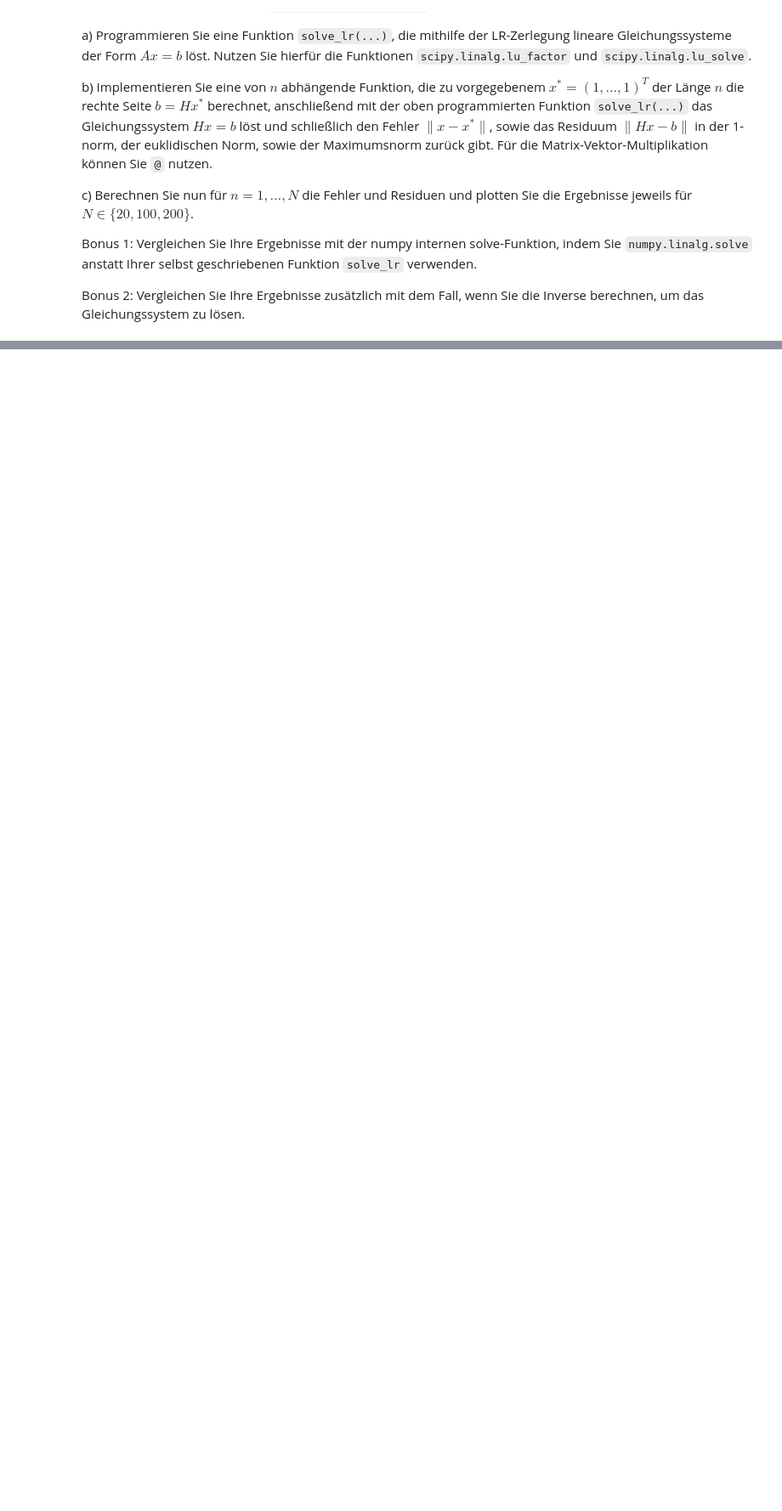
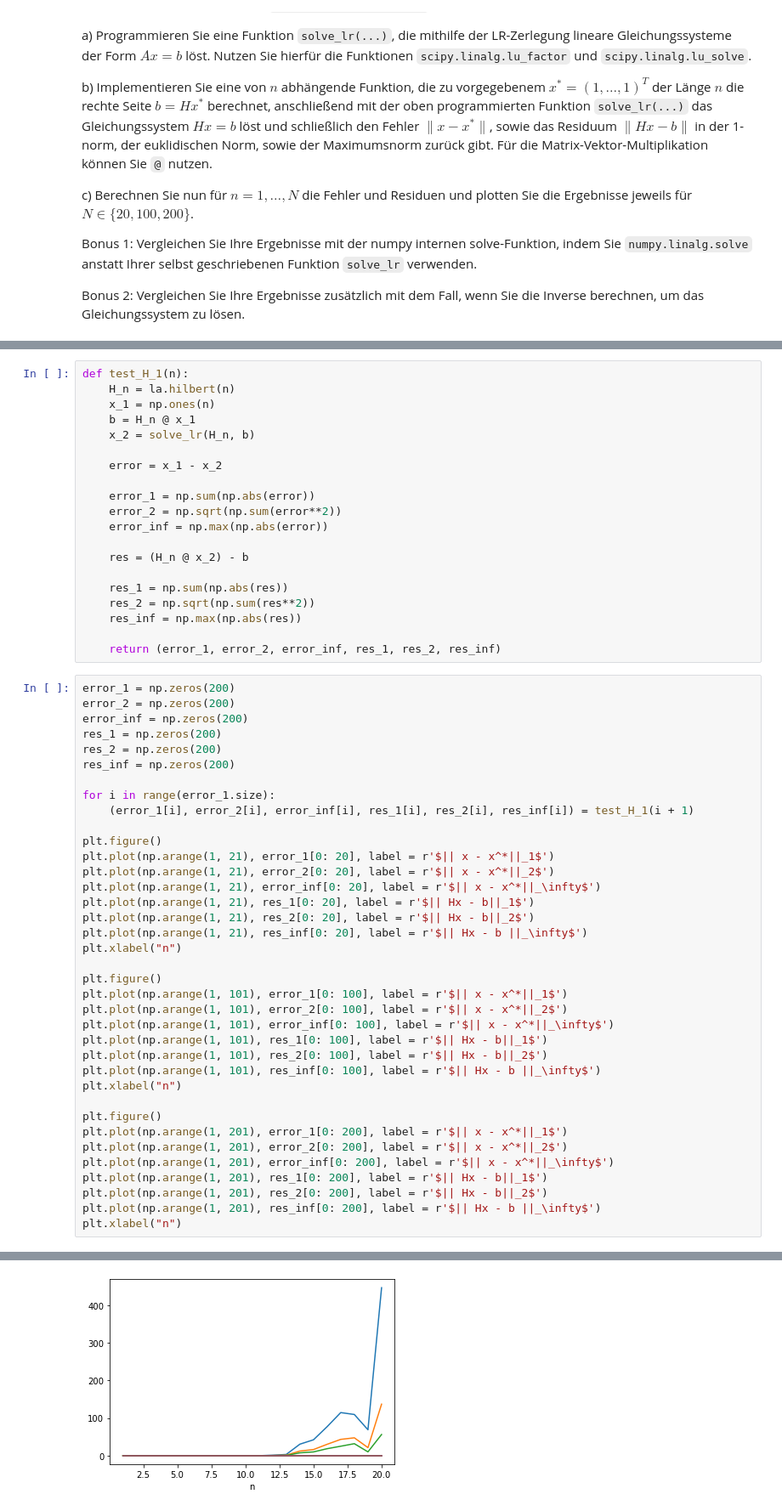
Before and after one commit to d-jakob/num0_pex, a Jupyter notebook: num0_ex11_DanielSchiller_ThomasBlankenburg_DennisJakob.ipynb, the cells around one changed output, grey strips where cells are left out. Shown at 85% size. Drawn from its saved outputs; the diff is of its cells as text; blank space fills up the shorter version.

```diff
--- a/num0_ex11_DanielSchiller_ThomasBlankenburg_DennisJakob.ipynb
+++ b/num0_ex11_DanielSchiller_ThomasBlankenburg_DennisJakob.ipynb
@@ -32,0 +34,58 @@ import matplotlib.pyplot as plt
+# %%
+def test_H_1(n):
+    H_n = la.hilbert(n)
+    x_1 = np.ones(n)
+    b = H_n @ x_1
+    x_2 = solve_lr(H_n, b)
+
+    error = x_1 - x_2
+
+    error_1 = np.sum(np.abs(error))
+    error_2 = np.sqrt(np.sum(error**2))
+    error_inf = np.max(np.abs(error))
+
+    res = (H_n @ x_2) - b
+
+    res_1 = np.sum(np.abs(res))
+    res_2 = np.sqrt(np.sum(res**2))
+    res_inf = np.max(np.abs(res))
+
+    return (error_1, error_2, error_inf, res_1, res_2, res_inf)
+# %%
+error_1 = np.zeros(200)
+error_2 = np.zeros(200)
+error_inf = np.zeros(200)
+res_1 = np.zeros(200)
+res_2 = np.zeros(200)
+res_inf = np.zeros(200)
+
+for i in range(error_1.size):
+    (error_1[i], error_2[i], error_inf[i], res_1[i], res_2[i], res_inf[i]) = test_H_1(i + 1)
+
+plt.figure()
+plt.plot(np.arange(1, 21), error_1[0: 20], label = r'$|| x - x^*||_1$')
+plt.plot(np.arange(1, 21), error_2[0: 20], label = r'$|| x - x^*||_2$')
+plt.plot(np.arange(1, 21), error_inf[0: 20], label = r'$|| x - x^*||_\infty$')
+plt.plot(np.arange(1, 21), res_1[0: 20], label = r'$|| Hx - b||_1$')
+plt.plot(np.arange(1, 21), res_2[0: 20], label = r'$|| Hx - b||_2$')
+plt.plot(np.arange(1, 21), res_inf[0: 20], label = r'$|| Hx - b ||_\infty$')
+plt.xlabel("n")
+
+plt.figure()
+plt.plot(np.arange(1, 101), error_1[0: 100], label = r'$|| x - x^*||_1$')
+plt.plot(np.arange(1, 101), error_2[0: 100], label = r'$|| x - x^*||_2$')
+plt.plot(np.arange(1, 101), error_inf[0: 100], label = r'$|| x - x^*||_\infty$')
+plt.plot(np.arange(1, 101), res_1[0: 100], label = r'$|| Hx - b||_1$')
+plt.plot(np.arange(1, 101), res_2[0: 100], label = r'$|| Hx - b||_2$')
+plt.plot(np.arange(1, 101), res_inf[0: 100], label = r'$|| Hx - b ||_\infty$')
+plt.xlabel("n")
+
+plt.figure()
+plt.plot(np.arange(1, 201), error_1[0: 200], label = r'$|| x - x^*||_1$')
+plt.plot(np.arange(1, 201), error_2[0: 200], label = r'$|| x - x^*||_2$')
+plt.plot(np.arange(1, 201), error_inf[0: 200], label = r'$|| x - x^*||_\infty$')
+plt.plot(np.arange(1, 201), res_1[0: 200], label = r'$|| Hx - b||_1$')
+plt.plot(np.arange(1, 201), res_2[0: 200], label = r'$|| Hx - b||_2$')
+plt.plot(np.arange(1, 201), res_inf[0: 200], label = r'$|| Hx - b ||_\infty$')
+plt.xlabel("n")
+# %% [output]
@@ -32,0 +93 @@ import matplotlib.pyplot as plt
+[figure, added]
```
Also changed, not shown: parts of 3 cells of this notebook.
